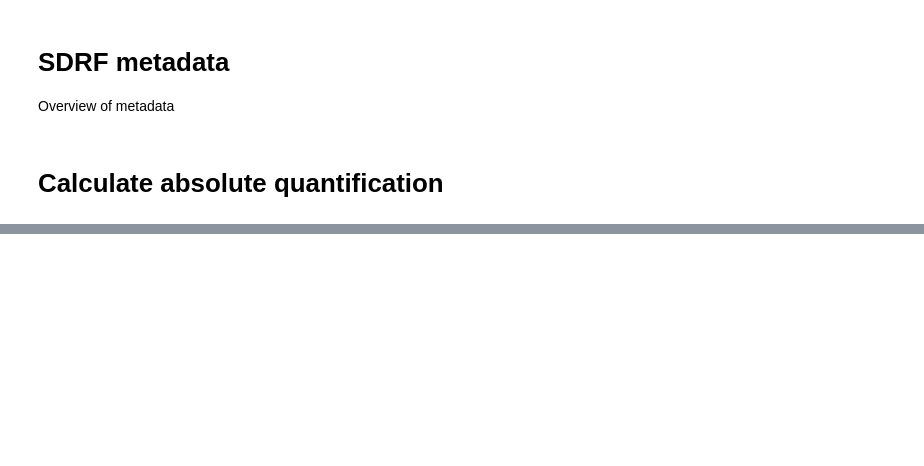
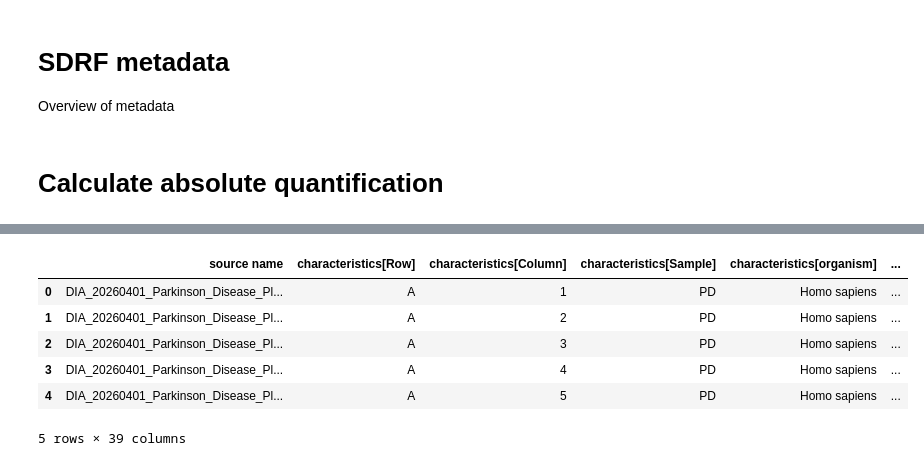
Before and after one commit to thanadol-git/kardemumma, a Jupyter notebook: ratio_PD.ipynb, the cells around one changed output, grey strips where cells are left out. Saved outputs shown, nothing was run; the diff lists cells and outputs as text; code cells hidden in the pictures; blank space fills up the shorter version.

```diff
--- a/ratio_PD.ipynb
+++ b/ratio_PD.ipynb
@@ -262,6 +424,16 @@ kdm.plot_median_peptide_concentration_by_group(
 #     sdrf_data_file,
 #     pdf_path="data/DA4000/median_peptide_concentration_by_group.pdf",
 # )
+# %%
+sdrf_data_file.head()
+# %% [output]
+|  | source name | characteristics[Row] | characteristics[Column] | characteristics[Sample] | characteristics[organism] | ... |
+| 0 | DIA_20260401_Parkinson_Disease_Pl... | A | 1 | PD | Homo sapiens | ... |
+| 1 | DIA_20260401_Parkinson_Disease_Pl... | A | 2 | PD | Homo sapiens | ... |
+| 2 | DIA_20260401_Parkinson_Disease_Pl... | A | 3 | PD | Homo sapiens | ... |
+| 3 | DIA_20260401_Parkinson_Disease_Pl... | A | 4 | PD | Homo sapiens | ... |
+| 4 | DIA_20260401_Parkinson_Disease_Pl... | A | 5 | PD | Homo sapiens | ... |
+5 rows × 39 columns
 # %%
 kdm.plot_peptide_concentration_by_group(
     abs_df,
```
Also changed, not shown: parts of 49 cells of this notebook.
